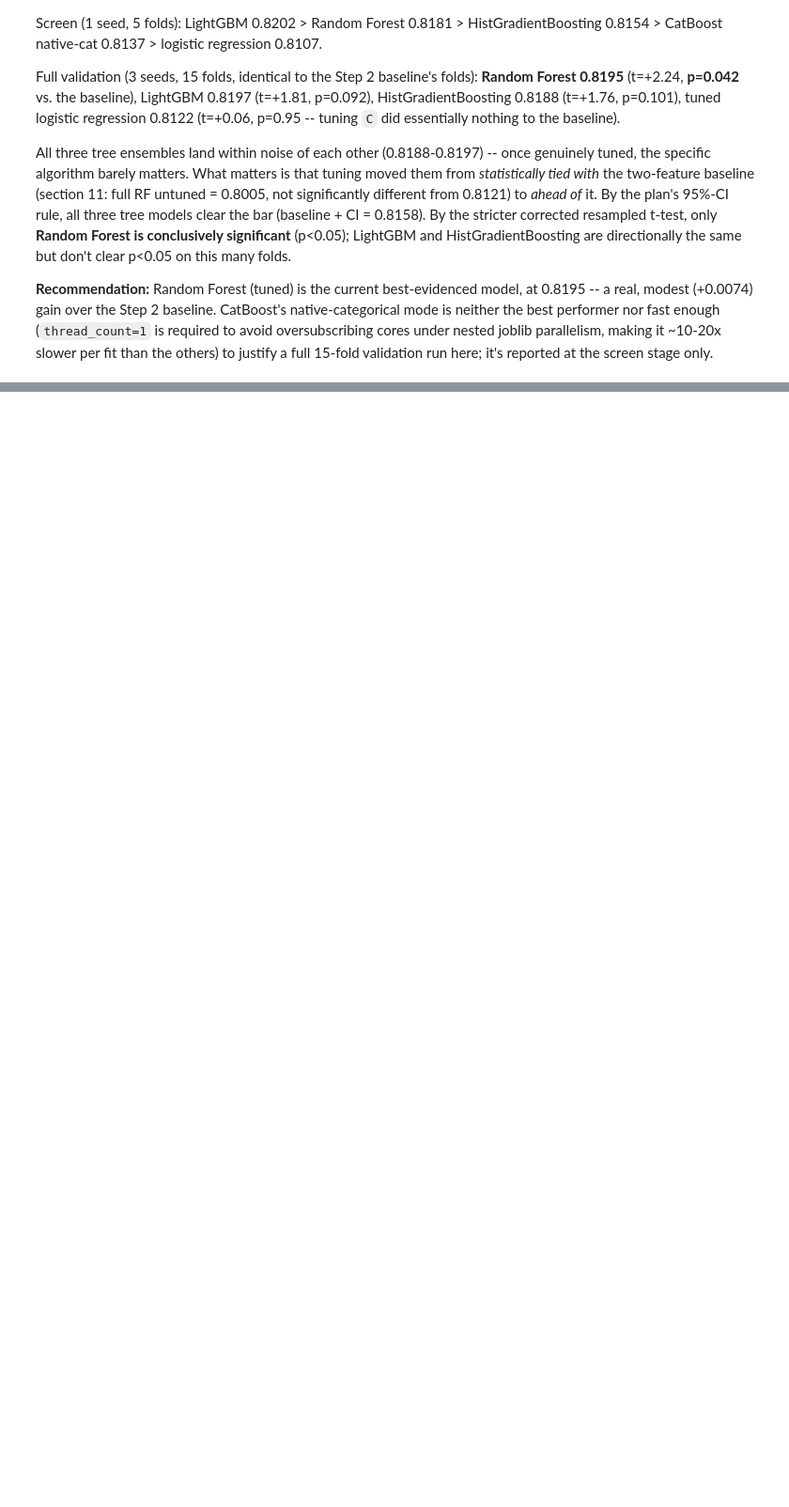
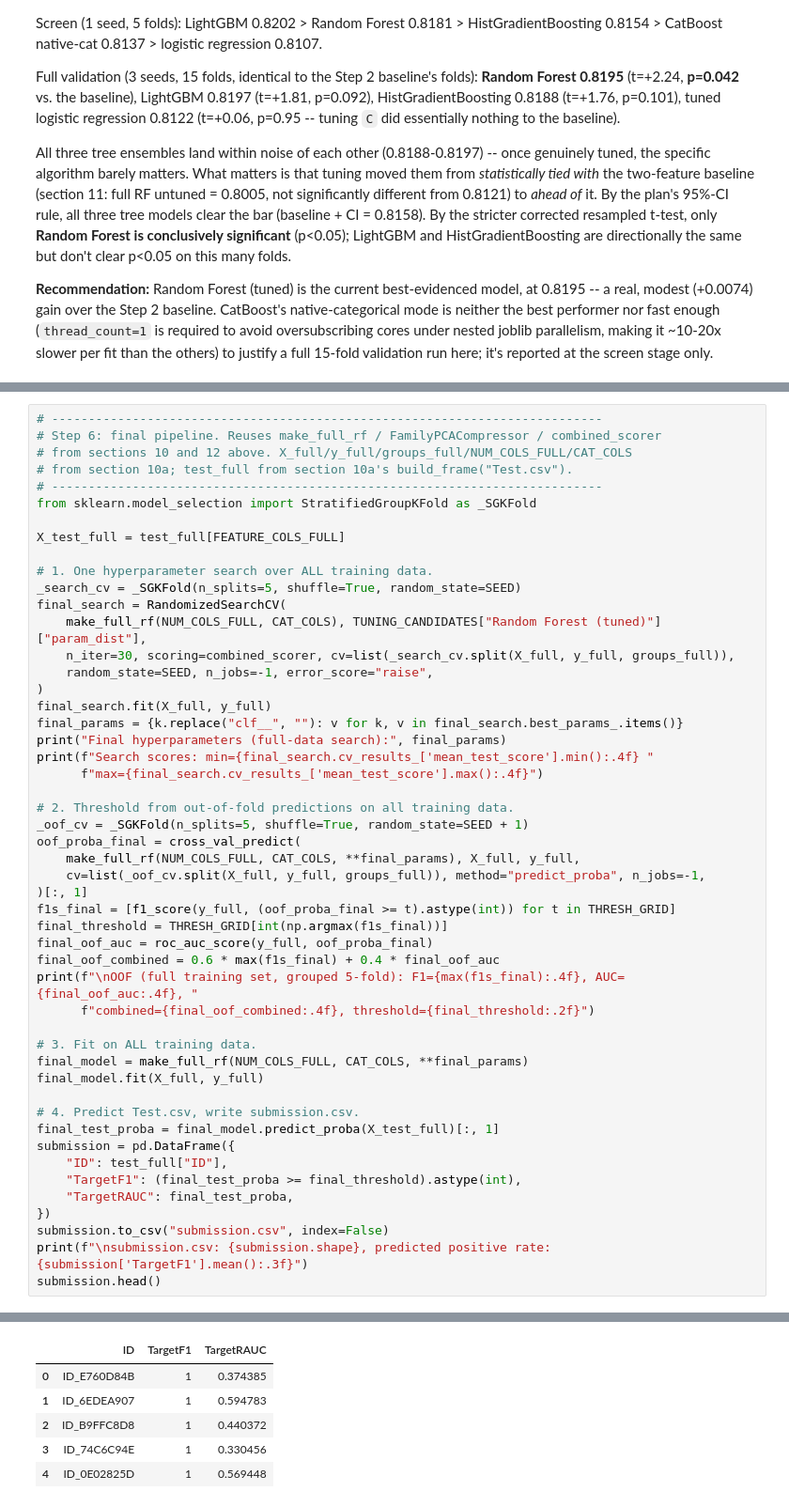
Before and after one commit to DevLaukey/Climate-risk-health-prediction, a Jupyter notebook: climate-risk-health-prediction-simple.ipynb, the cells around one changed output, grey strips where cells are left out. Shown at 94% size. Cells and saved outputs as stored; diff of their text form; blank space fills up the shorter version.

```diff
--- a/climate-risk-health-prediction-simple.ipynb
+++ b/climate-risk-health-prediction-simple.ipynb
@@ -3093,0 +3320,51 @@ All three tree ensembles land within noise of each other (0.8188-0.8197) -- once
+# %%
+# ---------------------------------------------------------------------------
+# Step 6: final pipeline. Reuses make_full_rf / FamilyPCACompressor / combined_scorer
+# from sections 10 and 12 above. X_full/y_full/groups_full/NUM_COLS_FULL/CAT_COLS
+# from section 10a; test_full from section 10a's build_frame("Test.csv").
+# ---------------------------------------------------------------------------
+from sklearn.model_selection import StratifiedGroupKFold as _SGKFold
+
+X_test_full = test_full[FEATURE_COLS_FULL]
+
+# 1. One hyperparameter search over ALL training data.
+_search_cv = _SGKFold(n_splits=5, shuffle=True, random_state=SEED)
+final_search = RandomizedSearchCV(
+    make_full_rf(NUM_COLS_FULL, CAT_COLS), TUNING_CANDIDATES["Random Forest (tuned)"]["param_dist"],
+    n_iter=30, scoring=combined_scorer, cv=list(_search_cv.split(X_full, y_full, groups_full)),
+    random_state=SEED, n_jobs=-1, error_score="raise",
+)
+final_search.fit(X_full, y_full)
+final_params = {k.replace("clf__", ""): v for k, v in final_search.best_params_.items()}
+print("Final hyperparameters (full-data search):", final_params)
+print(f"Search scores: min={final_search.cv_results_['mean_test_score'].min():.4f} "
+      f"max={final_search.cv_results_['mean_test_score'].max():.4f}")
+
+# 2. Threshold from out-of-fold predictions on all training data.
+_oof_cv = _SGKFold(n_splits=5, shuffle=True, random_state=SEED + 1)
+oof_proba_final = cross_val_predict(
+    make_full_rf(NUM_COLS_FULL, CAT_COLS, **final_params), X_full, y_full,
+    cv=list(_oof_cv.split(X_full, y_full, groups_full)), method="predict_proba", n_jobs=-1,
+)[:, 1]
+f1s_final = [f1_score(y_full, (oof_proba_final >= t).astype(int)) for t in THRESH_GRID]
+final_threshold = THRESH_GRID[int(np.argmax(f1s_final))]
+final_oof_auc = roc_auc_score(y_full, oof_proba_final)
+final_oof_combined = 0.6 * max(f1s_final) + 0.4 * final_oof_auc
+print(f"\nOOF (full training set, grouped 5-fold): F1={max(f1s_final):.4f}, AUC={final_oof_auc:.4f}, "
+      f"combined={final_oof_combined:.4f}, threshold={final_threshold:.2f}")
+
+# 3. Fit on ALL training data.
+final_model = make_full_rf(NUM_COLS_FULL, CAT_COLS, **final_params)
+final_model.fit(X_full, y_full)
+
+# 4. Predict Test.csv, write submission.csv.
+final_test_proba = final_model.predict_proba(X_test_full)[:, 1]
+submission = pd.DataFrame({
+    "ID": test_full["ID"],
+    "TargetF1": (final_test_proba >= final_threshold).astype(int),
+    "TargetRAUC": final_test_proba,
+})
+submission.to_csv("submission.csv", index=False)
+print(f"\nsubmission.csv: {submission.shape}, predicted positive rate: {submission['TargetF1'].mean():.3f}")
+submission.head()
+# %% [output]
@@ -3093,0 +3377,6 @@ All three tree ensembles land within noise of each other (0.8188-0.8197) -- once
+|  | ID | TargetF1 | TargetRAUC |
+| 0 | ID_E760D84B | 1 | 0.374385 |
+| 1 | ID_6EDEA907 | 1 | 0.594783 |
+| 2 | ID_B9FFC8D8 | 1 | 0.440372 |
+| 3 | ID_74C6C94E | 1 | 0.330456 |
+| 4 | ID_0E02825D | 1 | 0.569448 |
```
Also changed, not shown: parts of 13 cells of this notebook, 2 other files.
